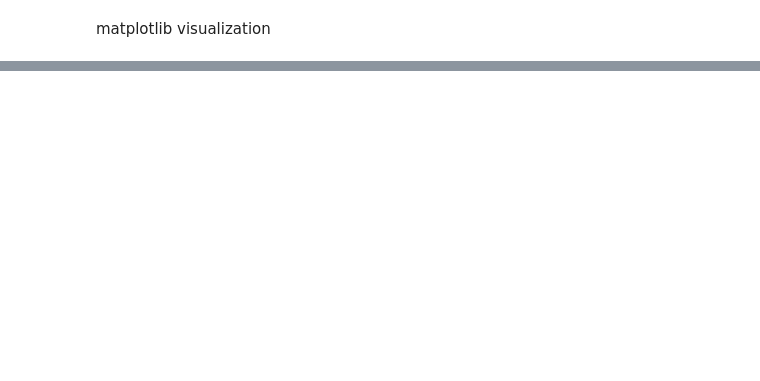
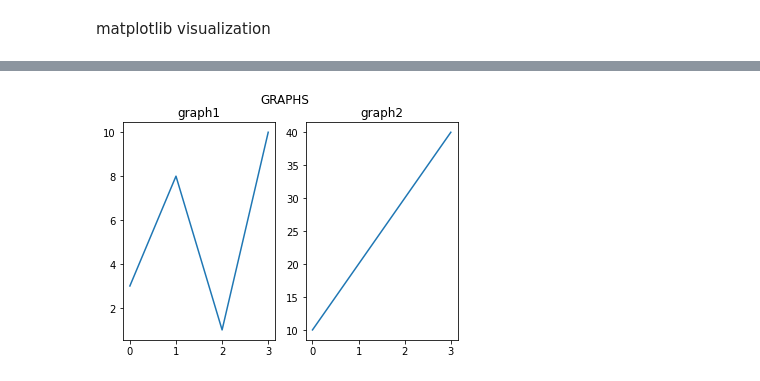
Before and after one commit to Collins200/data-visualization-with-matplotlib, a Jupyter notebook: visualization with matplotlib.ipynb, the cells around one changed output, grey strips where cells are left out. Drawn from its saved outputs; the diff is of its cells as text; code cells hidden in the pictures; blank space fills up the shorter version.

```diff
--- a/visualization with matplotlib.ipynb
+++ b/visualization with matplotlib.ipynb
@@ -38,0 +72,20 @@ plt.show()
+# %%
+import matplotlib.pyplot as plt
+import numpy as np
+plt.suptitle("GRAPHS") #govern the whole graphs
+x=np.array([0,1,2,3])
+y=np.array([3,8,1,10])
+plt.subplot(1, 2, 1)
+plt.title('graph1') #title labelling comes after subplot
+plt.plot(x,y)
+# another plot
+x=np.array([0,1,2,3])
+y=np.array([10,20,30,40])
+plt.subplot(1, 2, 2)
+plt.title('graph2')
+plt.plot(x,y)
+plt.show()
+
+#subplot takes the argument number of rows,number of columns and then number of plots
+# %% [output]
+[figure, added]
```
Also changed, not shown: parts of 7 cells of this notebook.
